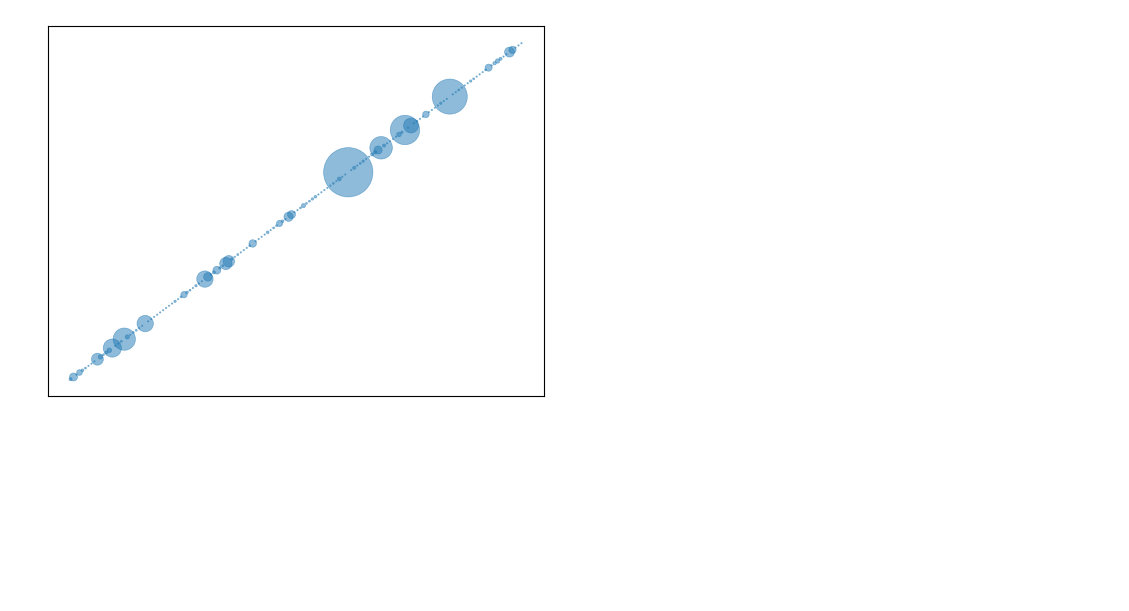
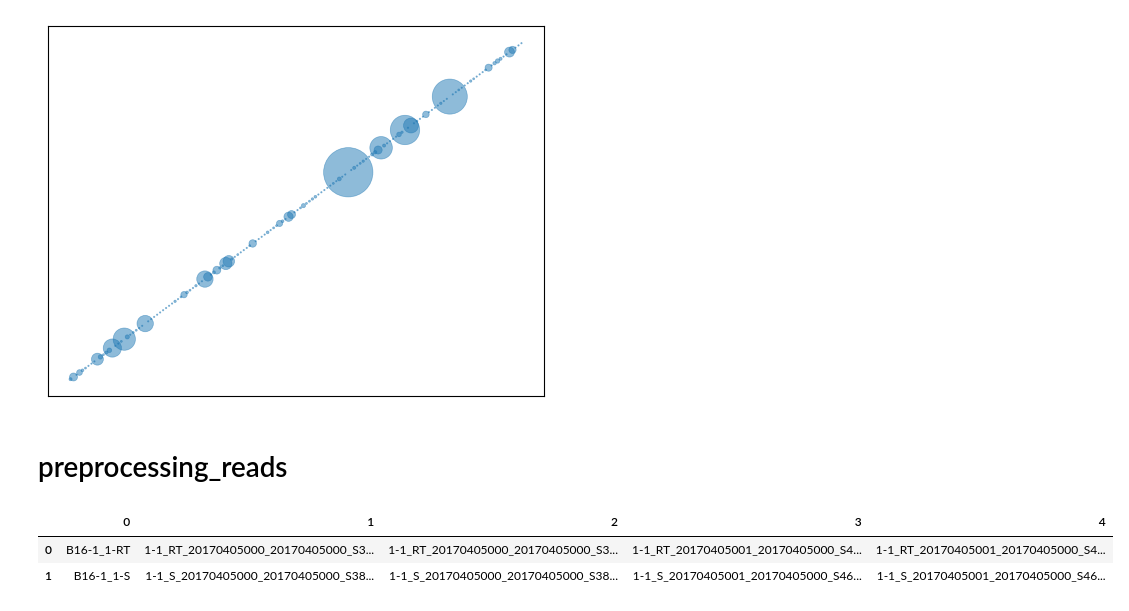
Before and after one commit to RogersLabGroup/NetCIS, a Jupyter notebook: testing.ipynb, the cells around one changed output. Cells and saved outputs as stored; diff of their text form; code cells hidden in the pictures; blank space fills up the shorter version.

```diff
--- a/testing.ipynb
+++ b/testing.ipynb
@@ -1433,3 +1433,26 @@ test.layout()
 # analyze subgraphs
 
 # histogram of subgraph orders
+# %% [markdown]
+# preprocessing_reads
+# %%
+from pathlib import Path
+import sys
+import os
+
+import pandas as pd
+from IPython.display import display
+
+
+data_dir = Path("toy-data/2020_SB-fastq")
+output_prefix = "toy-data/2020_SB"
+genome_index_dir = "/project/cs-myers/MathewF/software/bowtie2-2.4.5/indexes/GRCm39/GRCm39"
+N = 8
+input_files = "toy-data/input.tsv"
+# %%
+files_df = pd.read_csv(input_files, sep="\t", header=None)
+display(files_df)
+# %% [output]
+|  | 0 | 1 | 2 | 3 | 4 |
+| 0 | B16-1_1-RT | 1-1_RT_20170405000_20170405000_S3... | 1-1_RT_20170405000_20170405000_S3... | 1-1_RT_20170405001_20170405000_S4... | 1-1_RT_20170405001_20170405000_S4... |
+| 1 | B16-1_1-S | 1-1_S_20170405000_20170405000_S38... | 1-1_S_20170405000_20170405000_S38... | 1-1_S_20170405001_20170405000_S46... | 1-1_S_20170405001_20170405000_S46... |
```
Also changed, not shown: parts of 5 cells of this notebook, 13 other files.
